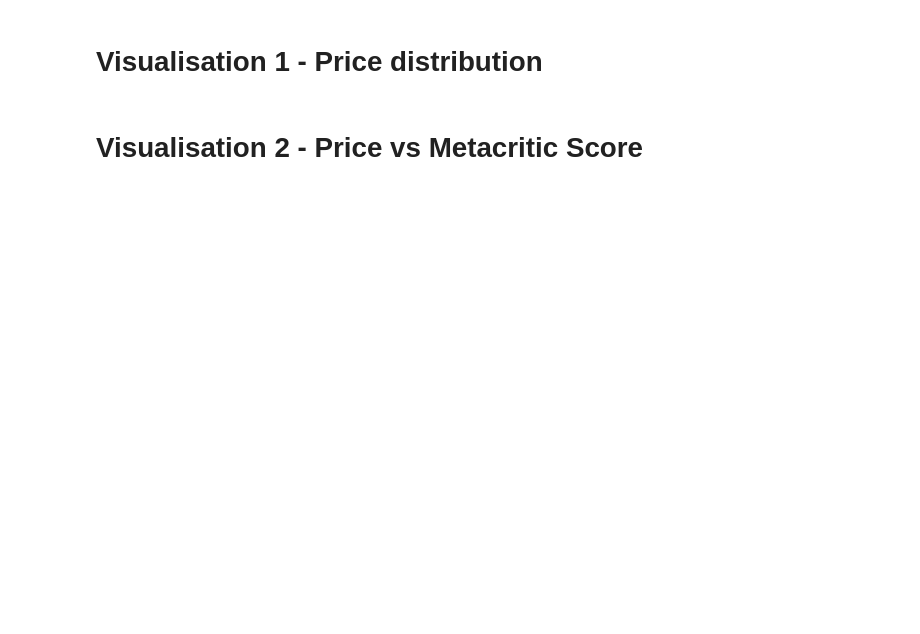
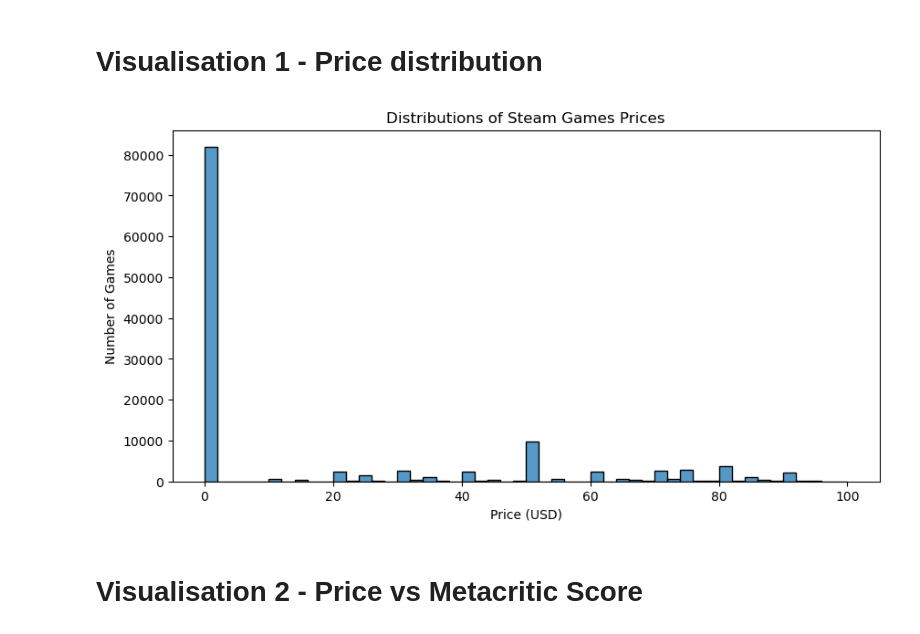
Before and after one commit to Josh-pk/pythonforbusiness26, a Jupyter notebook: assignments/project/project.ipynb, the cells around one changed output. Drawn from its saved outputs; the diff is of its cells as text; code cells hidden in the pictures; blank space fills up the shorter version.

```diff
--- a/assignments/project/project.ipynb
+++ b/assignments/project/project.ipynb
@@ -38,10 +38,16 @@ import seaborn as sns
 import requests
 import numpy as np
 import os
+import kagglehub
 
 from IPython.display import display
 
-df = pd.read_csv("steam_games.csv")
+# Download dataset
+path = kagglehub.dataset_download("fronkongames/steam-games-dataset")
+
+df = pd.read_csv(f"{path}/games.csv")
 
 display(df.head())
 display(df.shape)
+
+print(os.listdir(path))
@@ -58,18 +76,25 @@ print("Raw data has been exported.")
 df = df.drop_duplicates()
 
 # Handle missing values
-df = df.dropna(subset=["price", "Metacritic score"])
+df = df.dropna(subset=["Price", "Metacritic score"])
 
-# Convert release data
+# Clean column names
+df.columns = df.columns.str.strip()
+
+# Parse dates
 df["release_date"] = pd.to_datetime(
     df["Release date"],
+    format="%b %d, %Y",
     errors="coerce"
 )
 
-# Create release year
-df["release_year"] = df["release_year"].dt.year
+# Year extraction
+df["release_year"] = df["release_date"].dt.year
 
-# Create total review count
-df["total_reviews"] = df["Positive"] + df["Negative"]
+# Numeric safety
+df["Positive"] = pd.to_numeric(df["Positive"], errors="coerce")
+df["Negative"] = pd.to_numeric(df["Negative"], errors="coerce")
+
+df["total_reviews"] = df["Positive"].fillna(0) + df["Negative"].fillna(0)
 
 display(df.head())
@@ -92,13 +138,15 @@ display(summary_stats)
 # %%
 plt.figure(figsize=(10,5))
 
-sns.histplot(df["price"], bins=50)
+sns.histplot(df["Price"], bins=50)
 
 plt.title("Distributions of Steam Games Prices")
 plt.xlabel("Price (USD)")
 plt.ylabel("Number of Games")
 
 plt.show()
+# %% [output]
+[figure, added]
 # %% [markdown]
 # Visualisation 2 - Price vs Metacritic Score
 # %%
```
Also changed, not shown: parts of 13 cells of this notebook.
